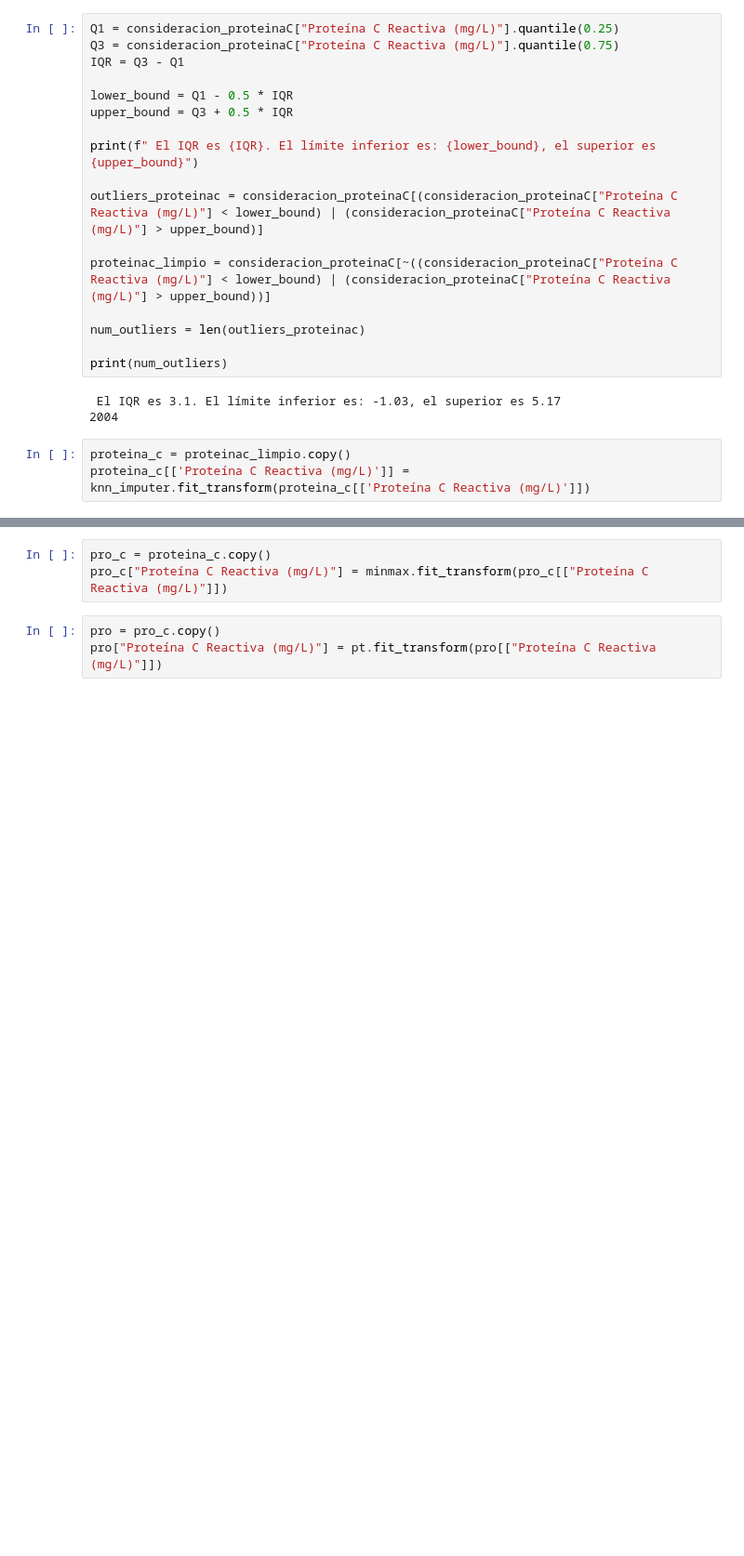
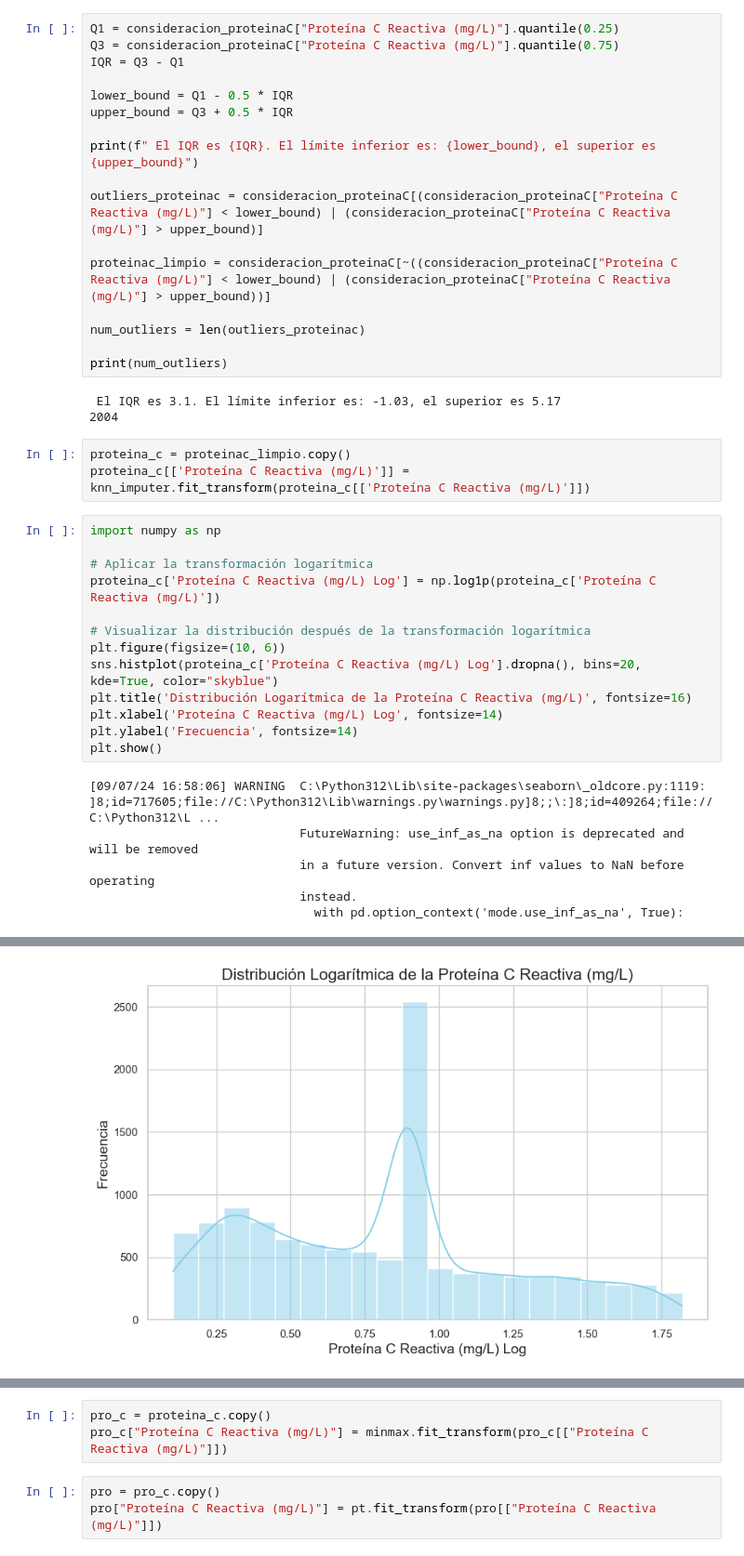
Before and after one commit to Manjanans/nhanes, a Jupyter notebook: notebooks/Untitled.ipynb, the cells around one changed output, grey strips where cells are left out. Shown at 93% size. Saved outputs shown, nothing was run; the diff lists cells and outputs as text; blank space fills up the shorter version.

```diff
--- a/notebooks/Untitled.ipynb
+++ b/notebooks/Untitled.ipynb
@@ -615,3 +626,22 @@ print(num_outliers)
 # %%
 proteina_c = proteinac_limpio.copy()
 proteina_c[['Proteína C Reactiva (mg/L)']] = knn_imputer.fit_transform(proteina_c[['Proteína C Reactiva (mg/L)']])
+# %%
+import numpy as np
+
+# Aplicar la transformación logarítmica
+proteina_c['Proteína C Reactiva (mg/L) Log'] = np.log1p(proteina_c['Proteína C Reactiva (mg/L)'])
+
+# Visualizar la distribución después de la transformación logarítmica
+plt.figure(figsize=(10, 6))
+sns.histplot(proteina_c['Proteína C Reactiva (mg/L) Log'].dropna(), bins=20, kde=True, color="skyblue")
+plt.title('Distribución Logarítmica de la Proteína C Reactiva (mg/L)', fontsize=16)
+plt.xlabel('Proteína C Reactiva (mg/L) Log', fontsize=14)
+plt.ylabel('Frecuencia', fontsize=14)
+plt.show()
+# %% [output]
+[09/07/24 16:58:06] WARNING  C:\Python312\Lib\site-packages\seaborn\_oldcore.py:1119:               ]8;id=717605;file://C:\Python312\Lib\warnings.py\warnings.py]8;;\:]8;id=409264;file://C:\Python312\L ...
+                             FutureWarning: use_inf_as_na option is deprecated and will be removed
+                             in a future version. Convert inf values to NaN before operating
+                             instead.
+                               with pd.option_context('mode.use_inf_as_na', True):
@@ -617,0 +649 @@ proteina_c[['Proteína C Reactiva (mg/L)']] = knn_imputer.fit_transform(proteina
+[figure, added]
```
Also changed, not shown: parts of 32 cells of this notebook, 1 other file.
